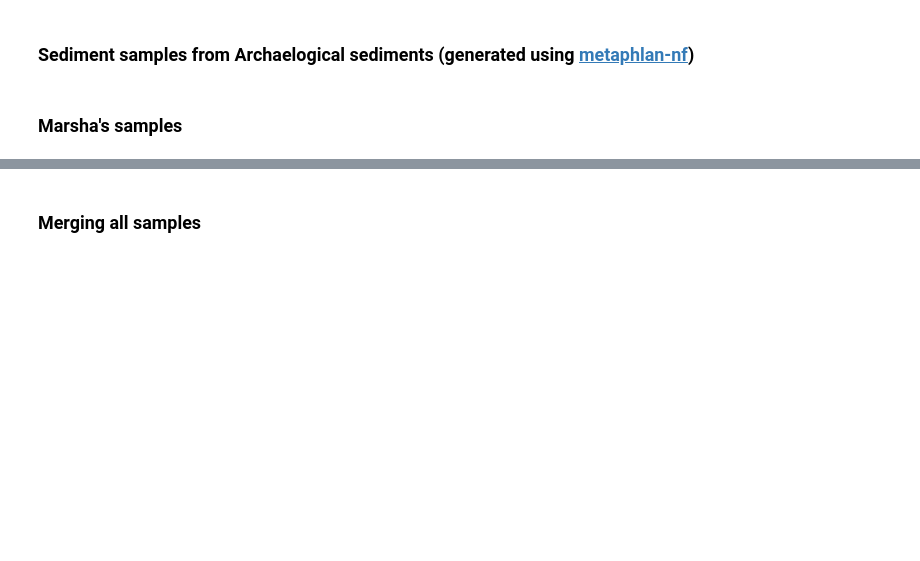
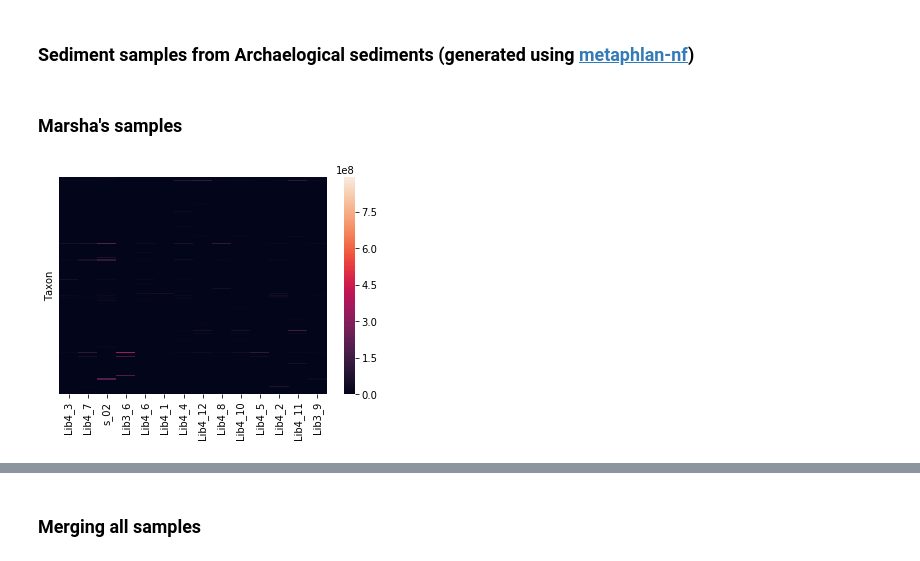
Before and after one commit to maxibor/wibowo_kostic_coprolite, a Jupyter notebook: create_st2_inputs.ipynb, the cells around one changed output, grey strips where cells are left out. Cells and saved outputs as stored; diff of their text form; code cells hidden in the pictures; blank space fills up the shorter version.

```diff
--- a/create_st2_inputs.ipynb
+++ b/create_st2_inputs.ipynb
@@ -18,6 +23,14 @@ non_west_count = non_west_count.sample(40, axis=1, random_state=42)
 non_west_count.shape
 # %% [output]
 (2579, 40)
+# %%
+non_west_ref = list(set([i[0] for i in list(non_west_count.columns.str.split("."))]))
+# %%
+refs = list(set(west_ref + non_west_ref))
+# %%
+with open("reference.txt", 'w') as fw:
+    for i in refs:
+        fw.write(f"{i}\n")
 # %% [markdown]
 ### Sediment samples from Archaelogical sediments (generated using [metaphlan-nf](https://github.com/maxibor/metaphlan-nf))
 # %%
@@ -52,3 +65,12 @@ wib = wib.fillna(0)
 # %%
 for col in wib.columns:
     wib[col] = wib[col]/100*wib_metadata.loc[col,'total_reads']
+# %%
+wib_analysis = wib.copy(deep=True)
+# %%
+ax = sns.heatmap(wib_analysis, yticklabels=False)
+ax.set(ylabel='Taxon')
+fig = ax.get_figure()
+fig.savefig("wib_heatmap.png", dpi=300)
+# %% [output]
+[figure, added]
```
Also changed, not shown: parts of 10 cells of this notebook, 5 other files.
